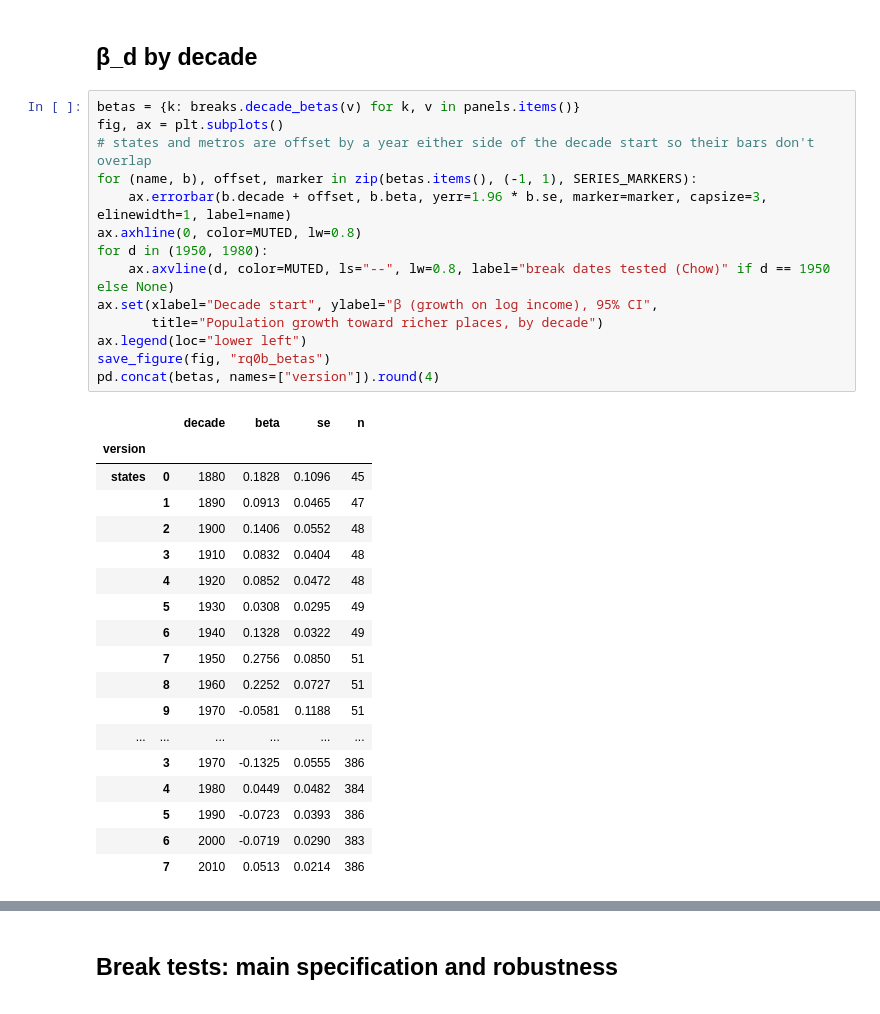
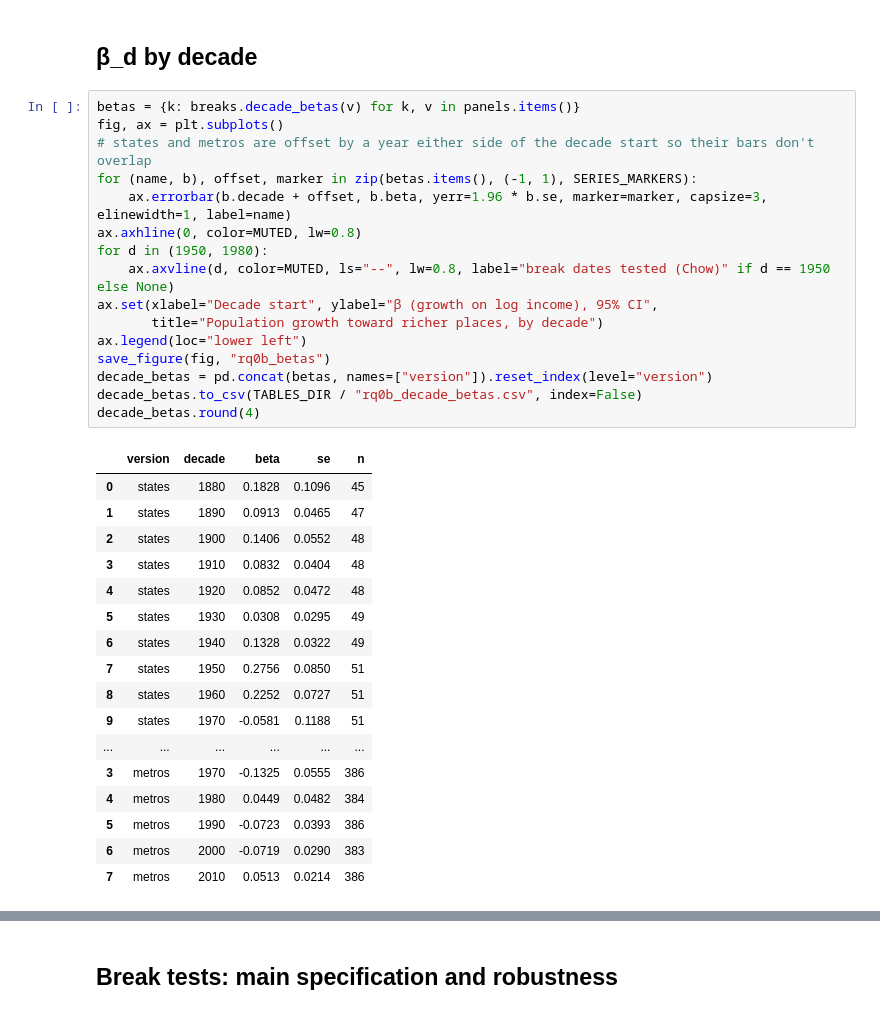
Before and after one commit to dime35/us-housing-crisis-analysis, a Jupyter notebook: notebooks/1.1-lr-us-structural-break.ipynb, the cells around one changed output, grey strips where cells are left out. Drawn from its saved outputs; the diff is of its cells as text.

```diff
--- a/notebooks/1.1-lr-us-structural-break.ipynb
+++ b/notebooks/1.1-lr-us-structural-break.ipynb
@@ -32,36 +32,37 @@ metros_wages_reported = breaks.prepare_decade_panel(
 # %%
 betas = {k: breaks.decade_betas(v) for k, v in panels.items()}
 fig, ax = plt.subplots()
 # states and metros are offset by a year either side of the decade start so their bars don't overlap
 for (name, b), offset, marker in zip(betas.items(), (-1, 1), SERIES_MARKERS):
     ax.errorbar(b.decade + offset, b.beta, yerr=1.96 * b.se, marker=marker, capsize=3, elinewidth=1, label=name)
 ax.axhline(0, color=MUTED, lw=0.8)
 for d in (1950, 1980):
     ax.axvline(d, color=MUTED, ls="--", lw=0.8, label="break dates tested (Chow)" if d == 1950 else None)
 ax.set(xlabel="Decade start", ylabel="β (growth on log income), 95% CI",
        title="Population growth toward richer places, by decade")
 ax.legend(loc="lower left")
 save_figure(fig, "rq0b_betas")
-pd.concat(betas, names=["version"]).round(4)
+decade_betas = pd.concat(betas, names=["version"]).reset_index(level="version")
+decade_betas.to_csv(TABLES_DIR / "rq0b_decade_betas.csv", index=False)
+decade_betas.round(4)
 # %% [output]
-|  |  | decade | beta | se | n |
-| version |  |  |  |  |  |
-| states | 0 | 1880 | 0.1828 | 0.1096 | 45 |
-|  | 1 | 1890 | 0.0913 | 0.0465 | 47 |
-|  | 2 | 1900 | 0.1406 | 0.0552 | 48 |
-|  | 3 | 1910 | 0.0832 | 0.0404 | 48 |
-|  | 4 | 1920 | 0.0852 | 0.0472 | 48 |
-|  | 5 | 1930 | 0.0308 | 0.0295 | 49 |
-|  | 6 | 1940 | 0.1328 | 0.0322 | 49 |
-|  | 7 | 1950 | 0.2756 | 0.0850 | 51 |
-|  | 8 | 1960 | 0.2252 | 0.0727 | 51 |
-|  | 9 | 1970 | -0.0581 | 0.1188 | 51 |
+|  | version | decade | beta | se | n |
+| 0 | states | 1880 | 0.1828 | 0.1096 | 45 |
+| 1 | states | 1890 | 0.0913 | 0.0465 | 47 |
+| 2 | states | 1900 | 0.1406 | 0.0552 | 48 |
+| 3 | states | 1910 | 0.0832 | 0.0404 | 48 |
+| 4 | states | 1920 | 0.0852 | 0.0472 | 48 |
+| 5 | states | 1930 | 0.0308 | 0.0295 | 49 |
+| 6 | states | 1940 | 0.1328 | 0.0322 | 49 |
+| 7 | states | 1950 | 0.2756 | 0.0850 | 51 |
+| 8 | states | 1960 | 0.2252 | 0.0727 | 51 |
+| 9 | states | 1970 | -0.0581 | 0.1188 | 51 |
 | ... | ... | ... | ... | ... | ... |
-|  | 3 | 1970 | -0.1325 | 0.0555 | 386 |
-|  | 4 | 1980 | 0.0449 | 0.0482 | 384 |
-|  | 5 | 1990 | -0.0723 | 0.0393 | 386 |
-|  | 6 | 2000 | -0.0719 | 0.0290 | 383 |
-|  | 7 | 2010 | 0.0513 | 0.0214 | 386 |
+| 3 | metros | 1970 | -0.1325 | 0.0555 | 386 |
+| 4 | metros | 1980 | 0.0449 | 0.0482 | 384 |
+| 5 | metros | 1990 | -0.0723 | 0.0393 | 386 |
+| 6 | metros | 2000 | -0.0719 | 0.0290 | 383 |
+| 7 | metros | 2010 | 0.0513 | 0.0214 | 386 |
 [figure]
 # %% [markdown]
 ## Break tests: main specification and robustness
```
Also changed, not shown: parts of 5 cells of this notebook, 7 other files.
